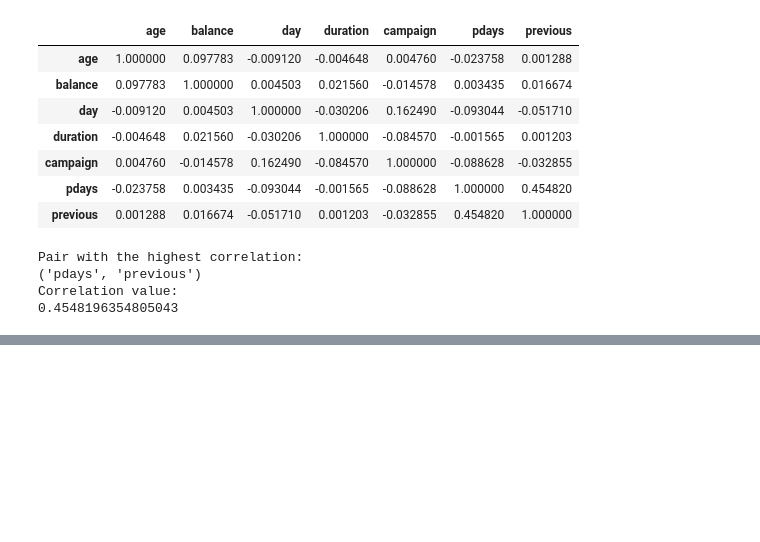
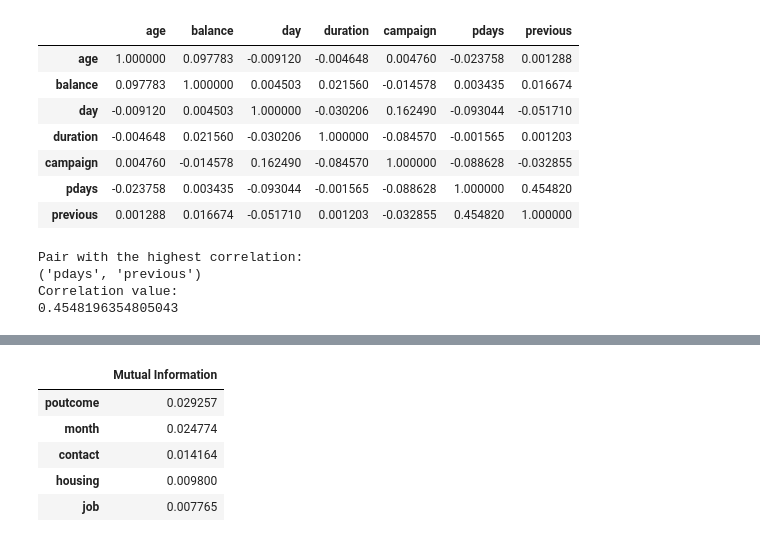
Before and after one commit to jyphotography/machine-learning, a Jupyter notebook: 03-classification/assignment/homework_3.ipynb, the cells around one changed output, grey strips where cells are left out. Cells and saved outputs as stored; diff of their text form; code cells hidden in the pictures; blank space fills up the shorter version.

```diff
--- a/03-classification/assignment/homework_3.ipynb
+++ b/03-classification/assignment/homework_3.ipynb
@@ -129,0 +123,2 @@ Correlation value:
+# %%
+df['y'] = df['y'].map({'yes': 1, 'no': 0})
@@ -129,0 +137,3 @@ Correlation value:
+# %%
+df_train_full, df_test = train_test_split(df, test_size=0.2, random_state=42)
+df_train, df_val = train_test_split(df_train_full, test_size=0.2, random_state=42)
@@ -129,0 +155,16 @@ Correlation value:
+# %%
+def calculate_mi(series):
+    return mutual_info_score(series, df_train_full.y)
+
+categorical_cols = df_train.select_dtypes(include='object').columns
+df_mi = df_train_full[categorical_cols].apply(calculate_mi)
+df_mi = df_mi.sort_values(ascending=False).to_frame(name='Mutual Information')
+
+display(df_mi.head())
+# %% [output]
+|  | Mutual Information |
+| poutcome | 0.029257 |
+| month | 0.024774 |
+| contact | 0.014164 |
+| housing | 0.009800 |
+| job | 0.007765 |
```
Also changed, not shown: parts of 14 cells of this notebook.
